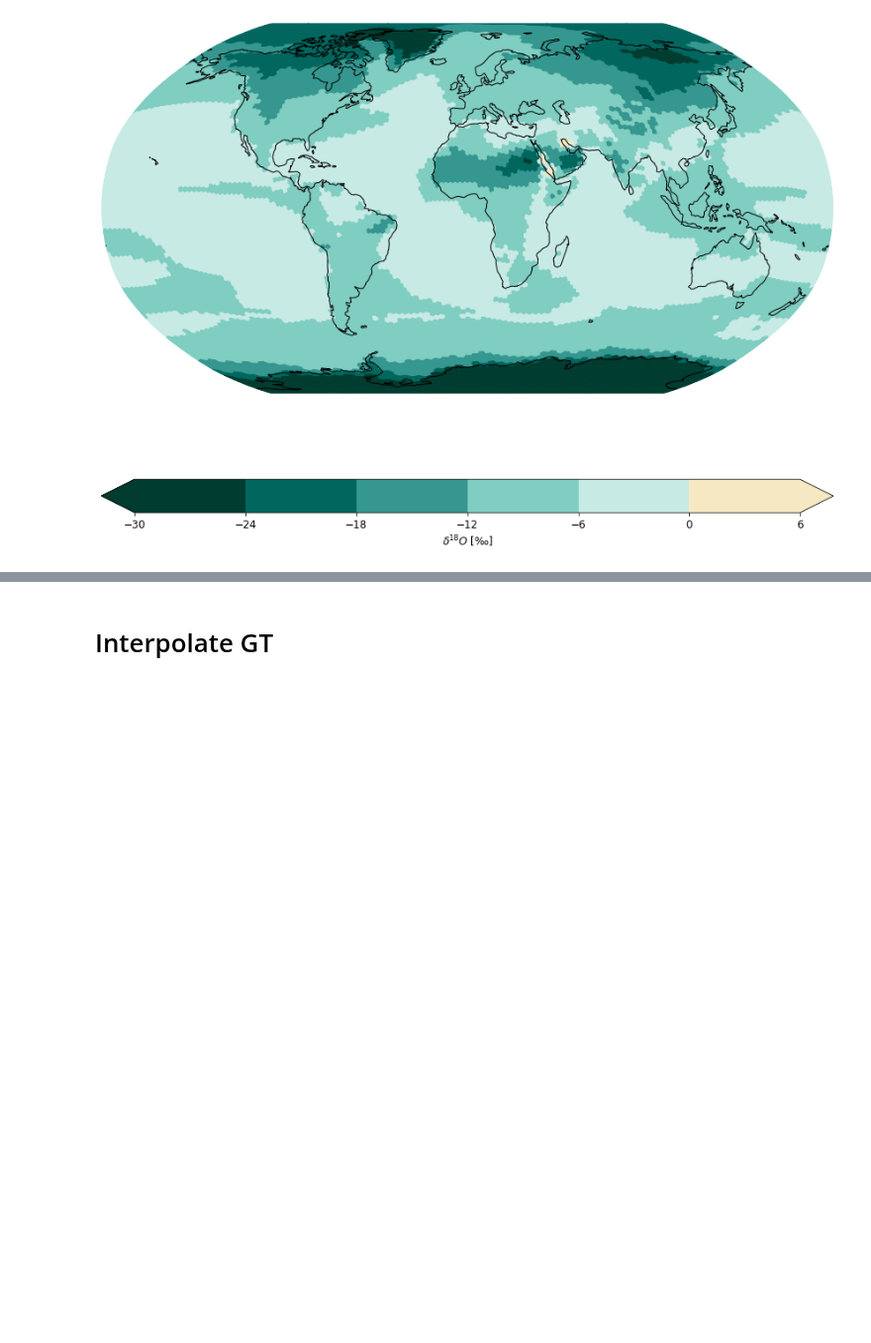
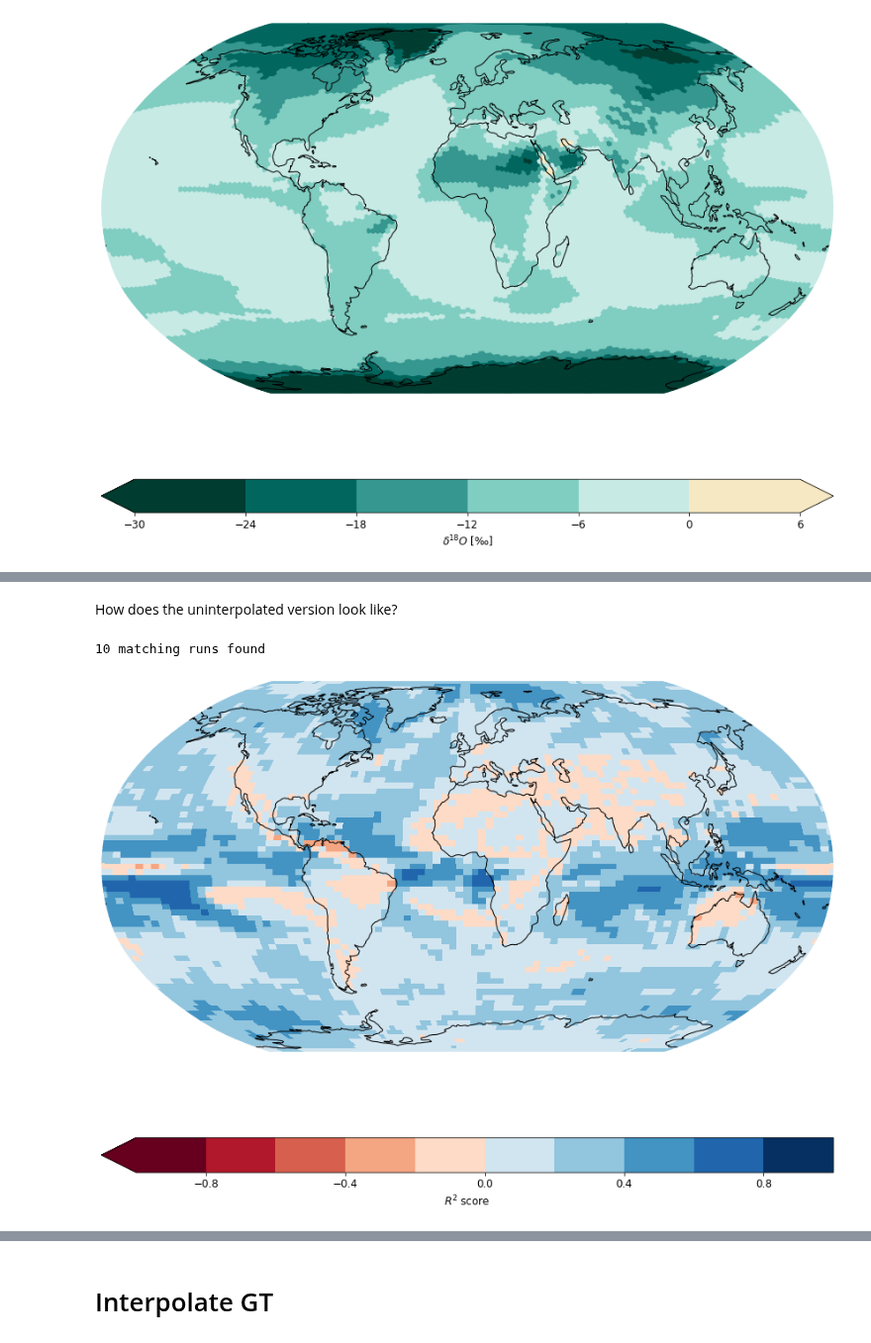
Before and after one commit to jonathanwider/isoEm, a Jupyter notebook: Test_Interpolatepy.ipynb, the cells around one changed output, grey strips where cells are left out. Shown at 99% size. Saved outputs shown, nothing was run; the diff lists cells and outputs as text; code cells hidden in the pictures; blank space fills up the shorter version.

```diff
--- a/Test_Interpolatepy.ipynb
+++ b/Test_Interpolatepy.ipynb
@@ -150,0 +143,30 @@ plt.show()
+# %% [markdown]
+How does the uninterpolated version look like?
+# %%
+conditions = {
+    "DATASET_DESCRIPTION": {"PRECIP_WEIGHTING": False,
+                            "CLIMATE_MODEL": "iHadCM3",
+                            "GRID_TYPE": "Flat"},  # {"RESULTS_INTERPOLATED": True},
+    "MODEL_TRAINING_DESCRIPTION": {"MODEL_TYPE": "UNet_Flat",# {"MODEL_TYPE": "UNet_Flat",
+                                   "USE_COORD_CONV": False,
+                                   "USE_CYLINDRICAL_PADDING": False,
+                                   "LOSS": "Masked_MSELoss",
+                                   "LEARNING_RATE": 5e-3}
+                                   # "RUN_NR": 0}
+}
+
+base_folder = "Output/Reproduce_new"
+
+d_l, p_l, gt_l, m_l = load_data_for_comparison(base_folder, conditions)
+# %% [output]
+10 matching runs found
+# %%
+r2 = get_r2(p_l[0], gt_l[0])
+
+fig, ax = plt.subplots(nrows=1, ncols=1, subplot_kw={'projection': r2_style["PROJECTION"]}, figsize=r2_style["FIGSIZE"])
+plot_map(ax, r2[0], descriptions_list[0]["DATASET_DESCRIPTION"], r2_style)
+
+plt.axis("off")
+plt.show()
+# %% [output]
+[figure, added]
```
Also changed, not shown: parts of 23 cells of this notebook, 4 other files.
